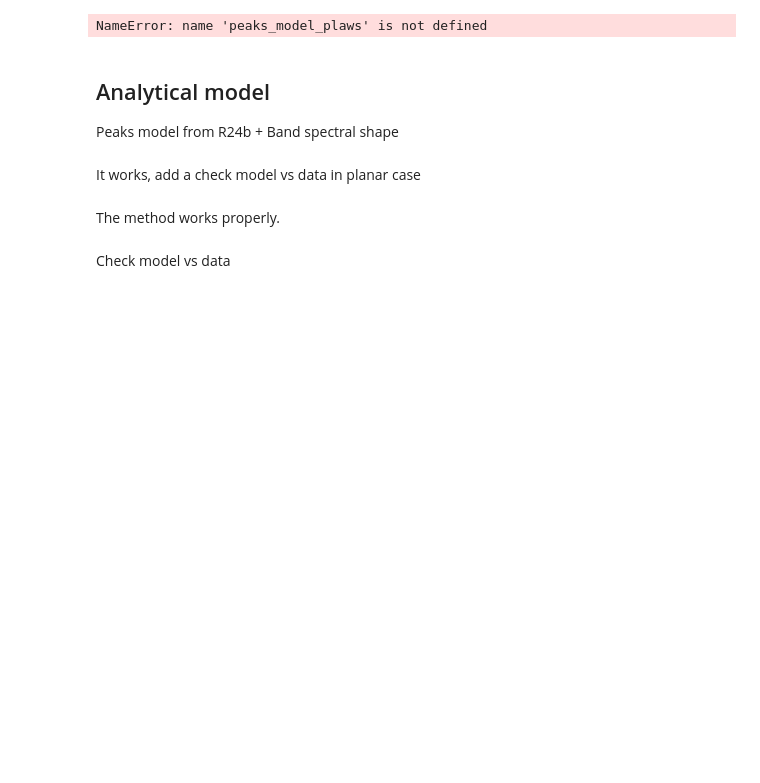
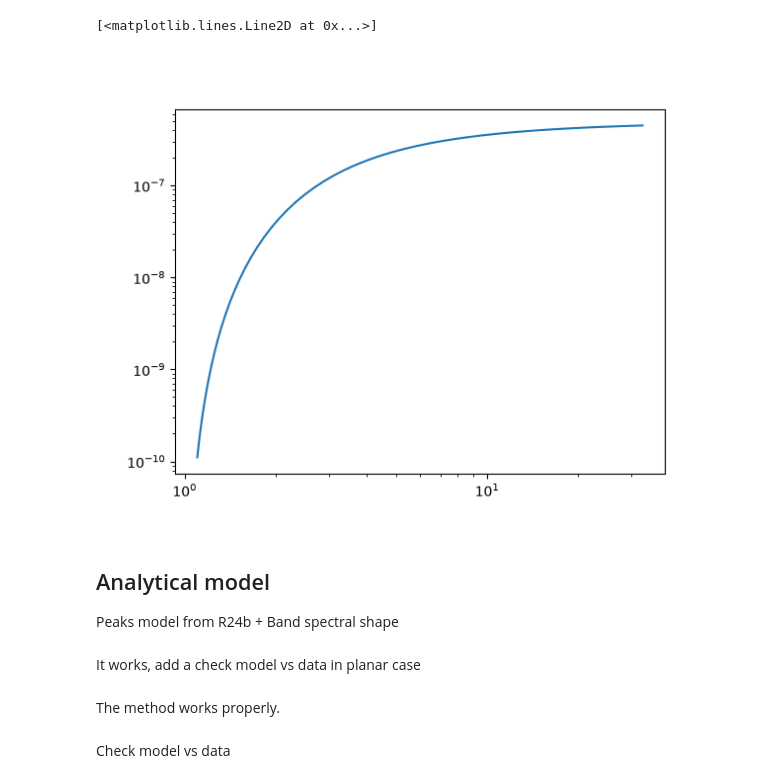
Before and after one commit to ACharletENSL/GAMMA_MWN, a Jupyter notebook: bin/Tools/project_v2/test_peak.ipynb, the cells around one changed output. Cells and saved outputs as stored; diff of their text form; code cells hidden in the pictures; blank space fills up the shorter version.

```diff
--- a/bin/Tools/project_v2/test_peak.ipynb
+++ b/bin/Tools/project_v2/test_peak.ipynb
@@ -18,11 +18,23 @@ import matplotlib.pyplot as plt
 plt.ion()
 %matplotlib ipympl
 
-model1 = peaks_model_R24
-model2 = peaks_model_plaws
-model3 = peaks_model_C25
+model1 = R24_peak_model
+model3 = C25_peak_model
-# %% [output]
-NameError: name 'peaks_model_plaws' is not defined
+# %%
+def nu0F0_from_au(au, L=1e53, p=2.5, eps_e=1/3, eps_rad=1, dL=2e28, RS=True):
+  i = 0 if RS else 1
+  G34 = relLfac_from_au(au)[i]
+  u34 = derive_proper_from_Lorentz(G34)
+  nu0F0 = (4/(9*pi_*dL**2)) * ((p-2)/(p-1)) * ((G34-1)*u34/(1+au**2)) * eps_e * eps_rad * L
+  return nu0F0
+# %%
+au_arr = 1 + np.logspace(-1, 1.5)
+nF_arr = nu0F0_from_au(au_arr)
+plt.figure()
+plt.loglog(au_arr, nF_arr)
+# %% [output]
+[<matplotlib.lines.Line2D at 0x...>]
+[figure, added]
 # %%
 def plot_output(T, model, ax, *args, **kwargs):
   nu, nF = model(T, *args)
```
Also changed, not shown: 2 other files.
